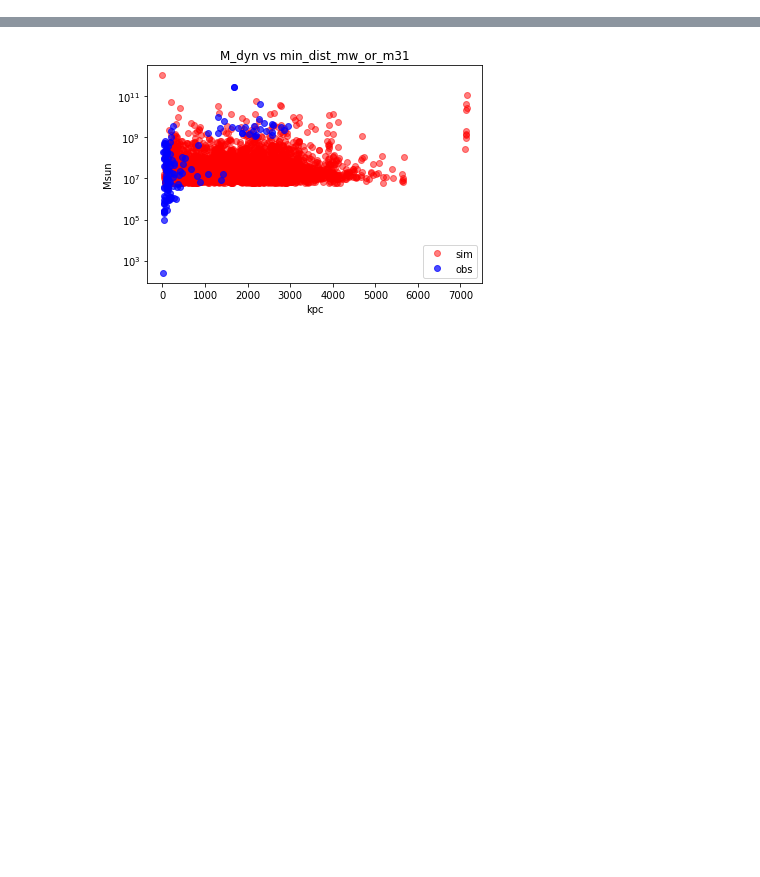
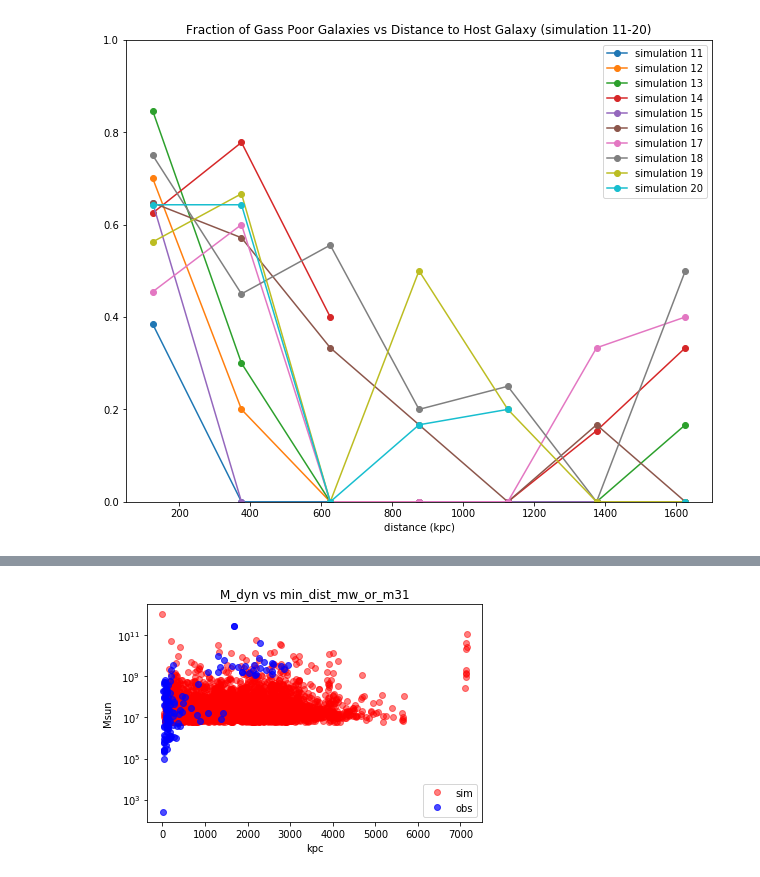
Before and after one commit to janagrc/sims2obs, a Jupyter notebook: sim2obs.ipynb, the cells around one changed output, grey strips where cells are left out. Drawn from its saved outputs; the diff is of its cells as text; code cells hidden in the pictures; blank space fills up the shorter version.

```diff
--- a/sim2obs.ipynb
+++ b/sim2obs.ipynb
@@ -213,0 +442,4 @@ def plot2(sx, sy, ox, oy):
+# %%
+fraction_gas_poor_graph_sim(range(11,21))
+# %% [output]
+[figure, added]
```
Also changed, not shown: parts of 11 cells of this notebook, 7 other files.
